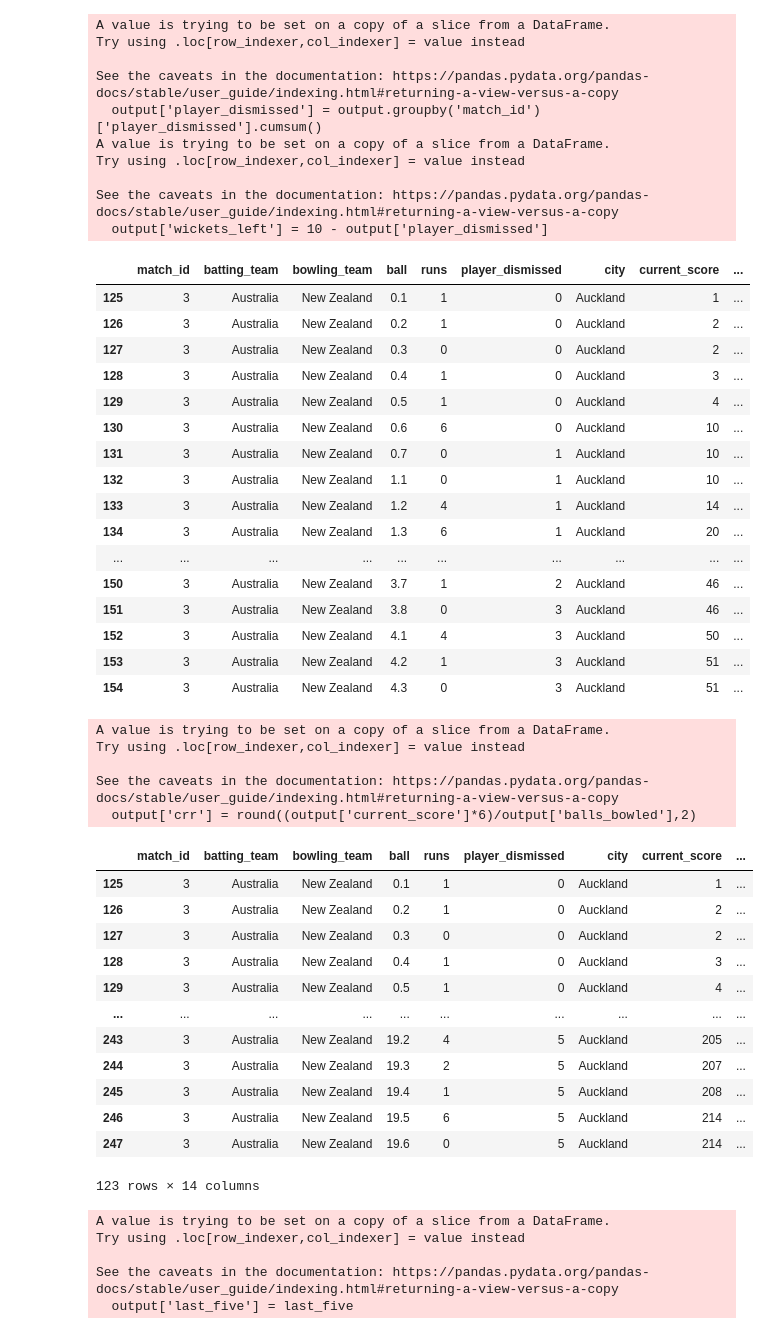
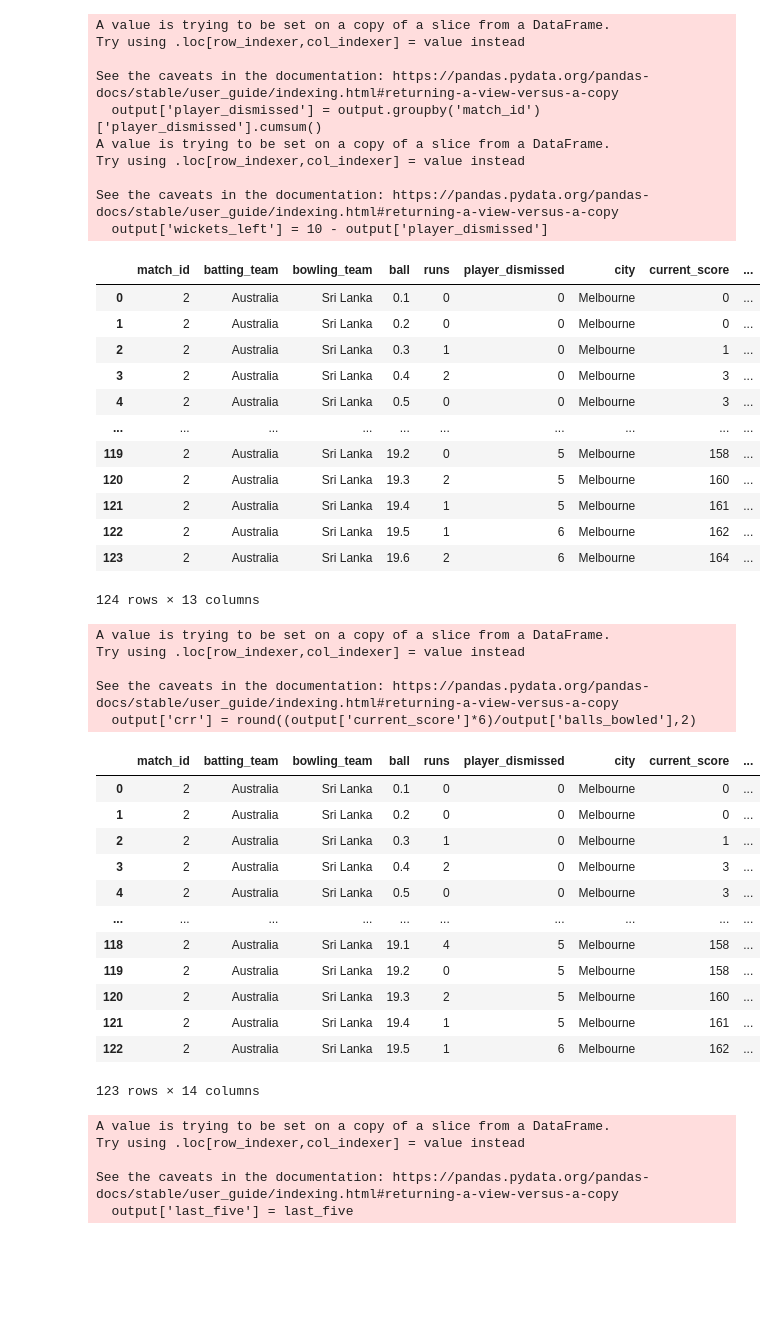
Before and after one commit to srikara202/Cricket-T20-Score-Predictor-MLOps, a Jupyter notebook: notebooks/life-cycle.ipynb, the cells around one changed output. Saved outputs shown, nothing was run; the diff lists cells and outputs as text; code cells hidden in the pictures; blank space fills up the shorter version.

```diff
--- a/notebooks/life-cycle.ipynb
+++ b/notebooks/life-cycle.ipynb
@@ -146,3 +146,11 @@ final_df
 | 135 | [{'1st innings': {'team': 'Pakist... | [2010-05-14] | Australia | [MEK Hussey] | [Australia, Pakistan] | field | ... |
 | 136 | [{'1st innings': {'team': 'Austra... | [2010-05-16] | England | [C Kieswetter] | [Australia, England] | field | ... |
 134 rows × 11 columns
+# %%
+import pickle as pkl
+import pandas as pd
+with open("dataset_level1.pkl", "rb") as f:
+    object = pkl.load(f)
+
+df = pd.DataFrame(object)
+# df.to_csv(r'file.csv')
@@ -149,3 +161,5 @@ final_df
+# %%
+final_df = df.copy()
 # %%
 # import pickle
 # pickle.dump(final_df,open('dataset_level1.pkl','wb'))
@@ -169,6 +222,8 @@ len(matches.iloc[0]['innings'])
 # %%
+import ast
 count = 1
 delivery_df = pd.DataFrame()
+matches = final_df.copy()
 for index, row in matches.iterrows():
     # if count in [75,108,150,180,268,360,443,458,584,748,982,1052,1111,1226,1345]:
     #     count+=1
@@ -184,10 +239,11 @@ for index, row in matches.iterrows():
     match_id = []
     city = []
     venue = []
-    for ball in row['innings'][0]['1st innings']['deliveries']:
+    row_innings = ast.literal_eval(row['innings'])
+    for ball in row_innings[0]['1st innings']['deliveries']:
         for key in ball.keys():
             match_id.append(count)
-            batting_team.append(row['innings'][0]['1st innings']['team'])
+            batting_team.append(row_innings[0]['1st innings']['team'])
             teams.append(row['info.teams'])
             ball_of_match.append(key)
             batsman.append(ball[key]['batsman'])
@@ -231,6 +287,7 @@ delivery_df
 # %%
 def bowl(row):
-    for team in row['teams']:
+    row_teams = ast.literal_eval(row['teams'])
+    for team in row_teams:
         if team != row['batting_team']:
             return team
 # %%
@@ -567,25 +623,21 @@ Try using .loc[row_indexer,col_indexer] = value instead
 See the caveats in the documentation: https://pandas.pydata.org/pandas-docs/stable/user_guide/indexing.html#returning-a-view-versus-a-copy
   output['wickets_left'] = 10 - output['player_dismissed']
 # %%
-output.head(30)
+output.head(124)
 # %% [output]
 |  | match_id | batting_team | bowling_team | ball | runs | player_dismissed | city | current_score | ... |
-| 125 | 3 | Australia | New Zealand | 0.1 | 1 | 0 | Auckland | 1 | ... |
-| 126 | 3 | Australia | New Zealand | 0.2 | 1 | 0 | Auckland | 2 | ... |
-| 127 | 3 | Australia | New Zealand | 0.3 | 0 | 0 | Auckland | 2 | ... |
-| 128 | 3 | Australia | New Zealand | 0.4 | 1 | 0 | Auckland | 3 | ... |
-| 129 | 3 | Australia | New Zealand | 0.5 | 1 | 0 | Auckland | 4 | ... |
-| 130 | 3 | Australia | New Zealand | 0.6 | 6 | 0 | Auckland | 10 | ... |
-| 131 | 3 | Australia | New Zealand | 0.7 | 0 | 1 | Auckland | 10 | ... |
-| 132 | 3 | Australia | New Zealand | 1.1 | 0 | 1 | Auckland | 10 | ... |
-| 133 | 3 | Australia | New Zealand | 1.2 | 4 | 1 | Auckland | 14 | ... |
-| 134 | 3 | Australia | New Zealand | 1.3 | 6 | 1 | Auckland | 20 | ... |
+| 0 | 2 | Australia | Sri Lanka | 0.1 | 0 | 0 | Melbourne | 0 | ... |
+| 1 | 2 | Australia | Sri Lanka | 0.2 | 0 | 0 | Melbourne | 0 | ... |
+| 2 | 2 | Australia | Sri Lanka | 0.3 | 1 | 0 | Melbourne | 1 | ... |
+| 3 | 2 | Australia | Sri Lanka | 0.4 | 2 | 0 | Melbourne | 3 | ... |
+| 4 | 2 | Australia | Sri Lanka | 0.5 | 0 | 0 | Melbourne | 3 | ... |
 | ... | ... | ... | ... | ... | ... | ... | ... | ... | ... |
-| 150 | 3 | Australia | New Zealand | 3.7 | 1 | 2 | Auckland | 46 | ... |
-| 151 | 3 | Australia | New Zealand | 3.8 | 0 | 3 | Auckland | 46 | ... |
-| 152 | 3 | Australia | New Zealand | 4.1 | 4 | 3 | Auckland | 50 | ... |
-| 153 | 3 | Australia | New Zealand | 4.2 | 1 | 3 | Auckland | 51 | ... |
-| 154 | 3 | Australia | New Zealand | 4.3 | 0 | 3 | Auckland | 51 | ... |
+| 119 | 2 | Australia | Sri Lanka | 19.2 | 0 | 5 | Melbourne | 158 | ... |
+| 120 | 2 | Australia | Sri Lanka | 19.3 | 2 | 5 | Melbourne | 160 | ... |
+| 121 | 2 | Australia | Sri Lanka | 19.4 | 1 | 5 | Melbourne | 161 | ... |
+| 122 | 2 | Australia | Sri Lanka | 19.5 | 1 | 6 | Melbourne | 162 | ... |
+| 123 | 2 | Australia | Sri Lanka | 19.6 | 2 | 6 | Melbourne | 164 | ... |
+124 rows × 13 columns
 # %%
 output['crr'] = round((output['current_score']*6)/output['balls_bowled'],2)
 # %% [output]
@@ -598,17 +650,17 @@ See the caveats in the documentation: https://pandas.pydata.org/pandas-docs/stab
 output.head(123)
 # %% [output]
 |  | match_id | batting_team | bowling_team | ball | runs | player_dismissed | city | current_score | ... |
-| 125 | 3 | Australia | New Zealand | 0.1 | 1 | 0 | Auckland | 1 | ... |
-| 126 | 3 | Australia | New Zealand | 0.2 | 1 | 0 | Auckland | 2 | ... |
-| 127 | 3 | Australia | New Zealand | 0.3 | 0 | 0 | Auckland | 2 | ... |
-| 128 | 3 | Australia | New Zealand | 0.4 | 1 | 0 | Auckland | 3 | ... |
-| 129 | 3 | Australia | New Zealand | 0.5 | 1 | 0 | Auckland | 4 | ... |
+| 0 | 2 | Australia | Sri Lanka | 0.1 | 0 | 0 | Melbourne | 0 | ... |
+| 1 | 2 | Australia | Sri Lanka | 0.2 | 0 | 0 | Melbourne | 0 | ... |
+| 2 | 2 | Australia | Sri Lanka | 0.3 | 1 | 0 | Melbourne | 1 | ... |
+| 3 | 2 | Australia | Sri Lanka | 0.4 | 2 | 0 | Melbourne | 3 | ... |
+| 4 | 2 | Australia | Sri Lanka | 0.5 | 0 | 0 | Melbourne | 3 | ... |
 | ... | ... | ... | ... | ... | ... | ... | ... | ... | ... |
-| 243 | 3 | Australia | New Zealand | 19.2 | 4 | 5 | Auckland | 205 | ... |
-| 244 | 3 | Australia | New Zealand | 19.3 | 2 | 5 | Auckland | 207 | ... |
-| 245 | 3 | Australia | New Zealand | 19.4 | 1 | 5 | Auckland | 208 | ... |
-| 246 | 3 | Australia | New Zealand | 19.5 | 6 | 5 | Auckland | 214 | ... |
-| 247 | 3 | Australia | New Zealand | 19.6 | 0 | 5 | Auckland | 214 | ... |
+| 118 | 2 | Australia | Sri Lanka | 19.1 | 4 | 5 | Melbourne | 158 | ... |
+| 119 | 2 | Australia | Sri Lanka | 19.2 | 0 | 5 | Melbourne | 158 | ... |
+| 120 | 2 | Australia | Sri Lanka | 19.3 | 2 | 5 | Melbourne | 160 | ... |
+| 121 | 2 | Australia | Sri Lanka | 19.4 | 1 | 5 | Melbourne | 161 | ... |
+| 122 | 2 | Australia | Sri Lanka | 19.5 | 1 | 6 | Melbourne | 162 | ... |
 123 rows × 14 columns
 # %%
 groups = output.groupby('match_id')
```
Also changed, not shown: parts of 32 cells of this notebook, 5 other files.
